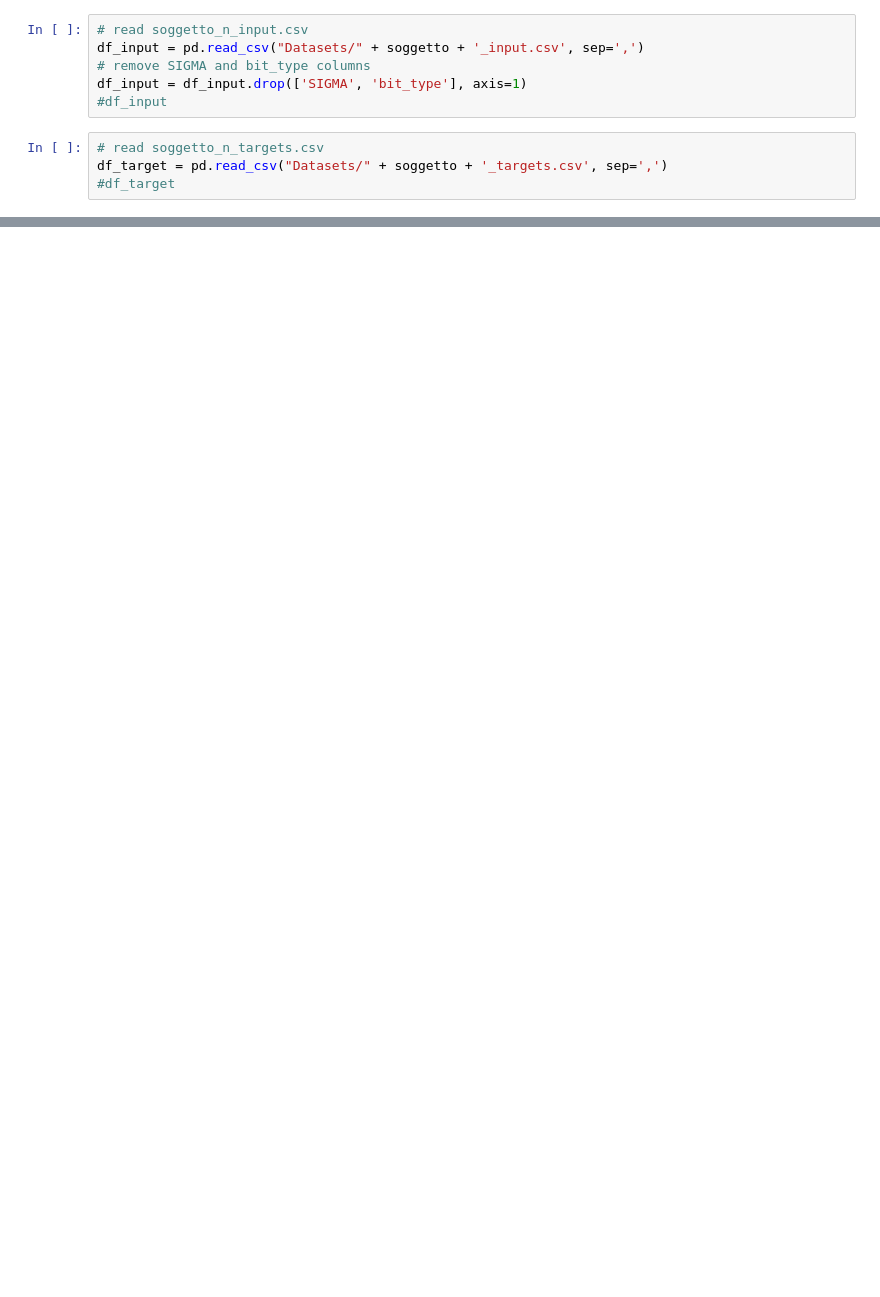
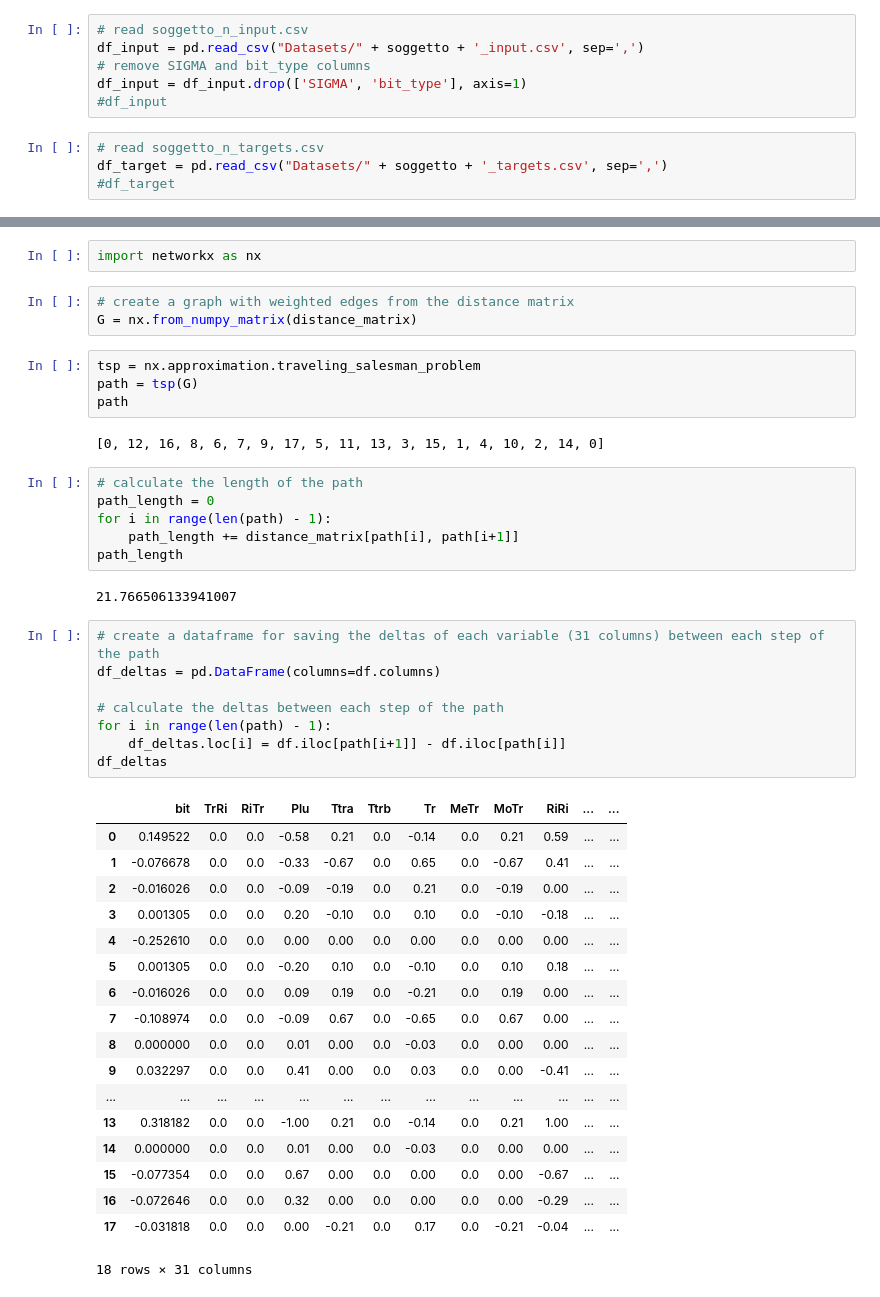
Before and after one commit to Ishikawa7/neural-network-with-fuzzified-inverter, a Jupyter notebook: learning_complexity_measure.ipynb, the cells around one changed output, grey strips where cells are left out. Drawn from its saved outputs; the diff is of its cells as text; blank space fills up the shorter version.

```diff
--- a/learning_complexity_measure.ipynb
+++ b/learning_complexity_measure.ipynb
@@ -75,0 +73,46 @@ ModuleNotFoundError: No module named 'tsplib95.solvers'
+# %%
+import networkx as nx
+# %%
+# create a graph with weighted edges from the distance matrix
+G = nx.from_numpy_matrix(distance_matrix)
+# %%
+tsp = nx.approximation.traveling_salesman_problem
+path = tsp(G)
+path
+# %% [output]
+[0, 12, 16, 8, 6, 7, 9, 17, 5, 11, 13, 3, 15, 1, 4, 10, 2, 14, 0]
+# %%
+# calculate the length of the path
+path_length = 0
+for i in range(len(path) - 1):
+    path_length += distance_matrix[path[i], path[i+1]]
+path_length
+# %% [output]
+21.766506133941007
+# %%
+# create a dataframe for saving the deltas of each variable (31 columns) between each step of the path
+df_deltas = pd.DataFrame(columns=df.columns)
+
+# calculate the deltas between each step of the path
+for i in range(len(path) - 1):
+    df_deltas.loc[i] = df.iloc[path[i+1]] - df.iloc[path[i]]
+df_deltas
+# %% [output]
+|  | bit | TrRi | RiTr | Plu | Ttra | Ttrb | Tr | MeTr | MoTr | RiRi | ... | ... |
+| 0 | 0.149522 | 0.0 | 0.0 | -0.58 | 0.21 | 0.0 | -0.14 | 0.0 | 0.21 | 0.59 | ... | ... |
+| 1 | -0.076678 | 0.0 | 0.0 | -0.33 | -0.67 | 0.0 | 0.65 | 0.0 | -0.67 | 0.41 | ... | ... |
+| 2 | -0.016026 | 0.0 | 0.0 | -0.09 | -0.19 | 0.0 | 0.21 | 0.0 | -0.19 | 0.00 | ... | ... |
+| 3 | 0.001305 | 0.0 | 0.0 | 0.20 | -0.10 | 0.0 | 0.10 | 0.0 | -0.10 | -0.18 | ... | ... |
+| 4 | -0.252610 | 0.0 | 0.0 | 0.00 | 0.00 | 0.0 | 0.00 | 0.0 | 0.00 | 0.00 | ... | ... |
+| 5 | 0.001305 | 0.0 | 0.0 | -0.20 | 0.10 | 0.0 | -0.10 | 0.0 | 0.10 | 0.18 | ... | ... |
+| 6 | -0.016026 | 0.0 | 0.0 | 0.09 | 0.19 | 0.0 | -0.21 | 0.0 | 0.19 | 0.00 | ... | ... |
+| 7 | -0.108974 | 0.0 | 0.0 | -0.09 | 0.67 | 0.0 | -0.65 | 0.0 | 0.67 | 0.00 | ... | ... |
+| 8 | 0.000000 | 0.0 | 0.0 | 0.01 | 0.00 | 0.0 | -0.03 | 0.0 | 0.00 | 0.00 | ... | ... |
+| 9 | 0.032297 | 0.0 | 0.0 | 0.41 | 0.00 | 0.0 | 0.03 | 0.0 | 0.00 | -0.41 | ... | ... |
+| ... | ... | ... | ... | ... | ... | ... | ... | ... | ... | ... | ... | ... |
+| 13 | 0.318182 | 0.0 | 0.0 | -1.00 | 0.21 | 0.0 | -0.14 | 0.0 | 0.21 | 1.00 | ... | ... |
+| 14 | 0.000000 | 0.0 | 0.0 | 0.01 | 0.00 | 0.0 | -0.03 | 0.0 | 0.00 | 0.00 | ... | ... |
+| 15 | -0.077354 | 0.0 | 0.0 | 0.67 | 0.00 | 0.0 | 0.00 | 0.0 | 0.00 | -0.67 | ... | ... |
+| 16 | -0.072646 | 0.0 | 0.0 | 0.32 | 0.00 | 0.0 | 0.00 | 0.0 | 0.00 | -0.29 | ... | ... |
+| 17 | -0.031818 | 0.0 | 0.0 | 0.00 | -0.21 | 0.0 | 0.17 | 0.0 | -0.21 | -0.04 | ... | ... |
+18 rows × 31 columns
```
Also changed, not shown: parts of 6 cells of this notebook, 1 other file.
